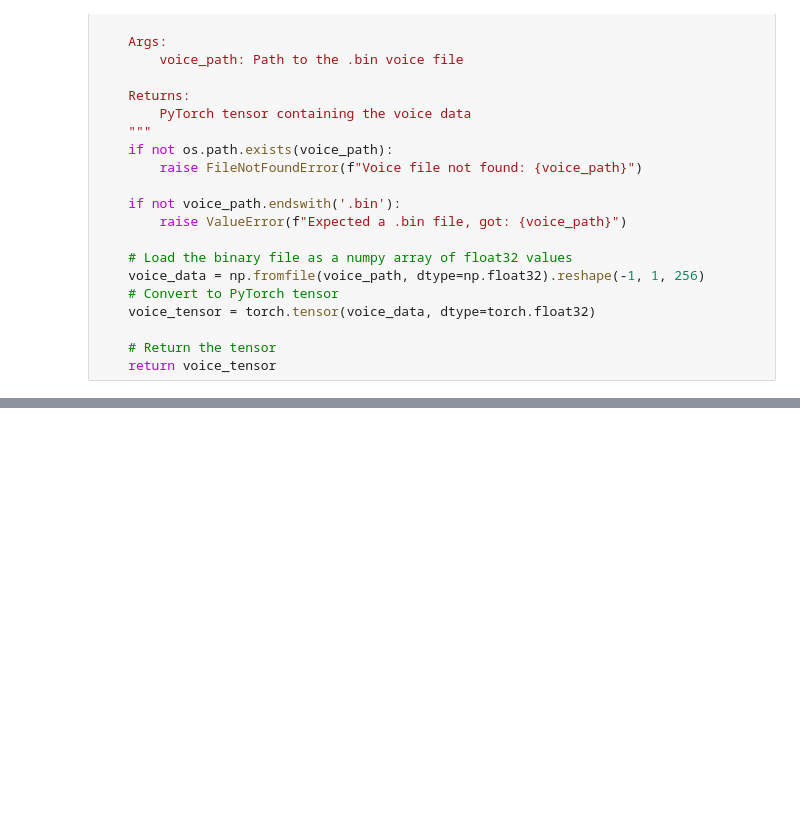
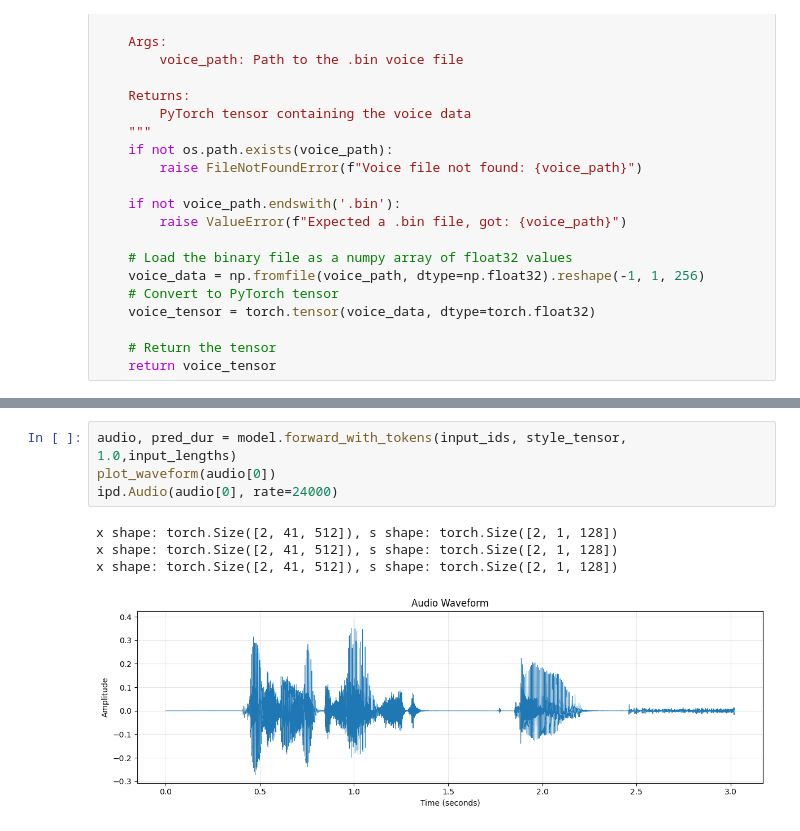
Before and after one commit to NimbleEdge/kokoro, a Jupyter notebook: generate.ipynb, the cells around one changed output, grey strips where cells are left out. Cells and saved outputs as stored; diff of their text form; blank space fills up the shorter version.

```diff
--- a/generate.ipynb
+++ b/generate.ipynb
@@ -84,0 +95,9 @@ RuntimeError: The size of tensor a (5000) must match the size of tensor b (10000
+# %%
+audio, pred_dur = model.forward_with_tokens(input_ids, style_tensor, 1.0,input_lengths)
+plot_waveform(audio[0])
+ipd.Audio(audio[0], rate=24000)
+# %% [output]
+x shape: torch.Size([2, 41, 512]), s shape: torch.Size([2, 1, 128])
+x shape: torch.Size([2, 41, 512]), s shape: torch.Size([2, 1, 128])
+x shape: torch.Size([2, 41, 512]), s shape: torch.Size([2, 1, 128])
+[figure, added]
```
Also changed, not shown: parts of 11 cells of this notebook, 8 other files.
